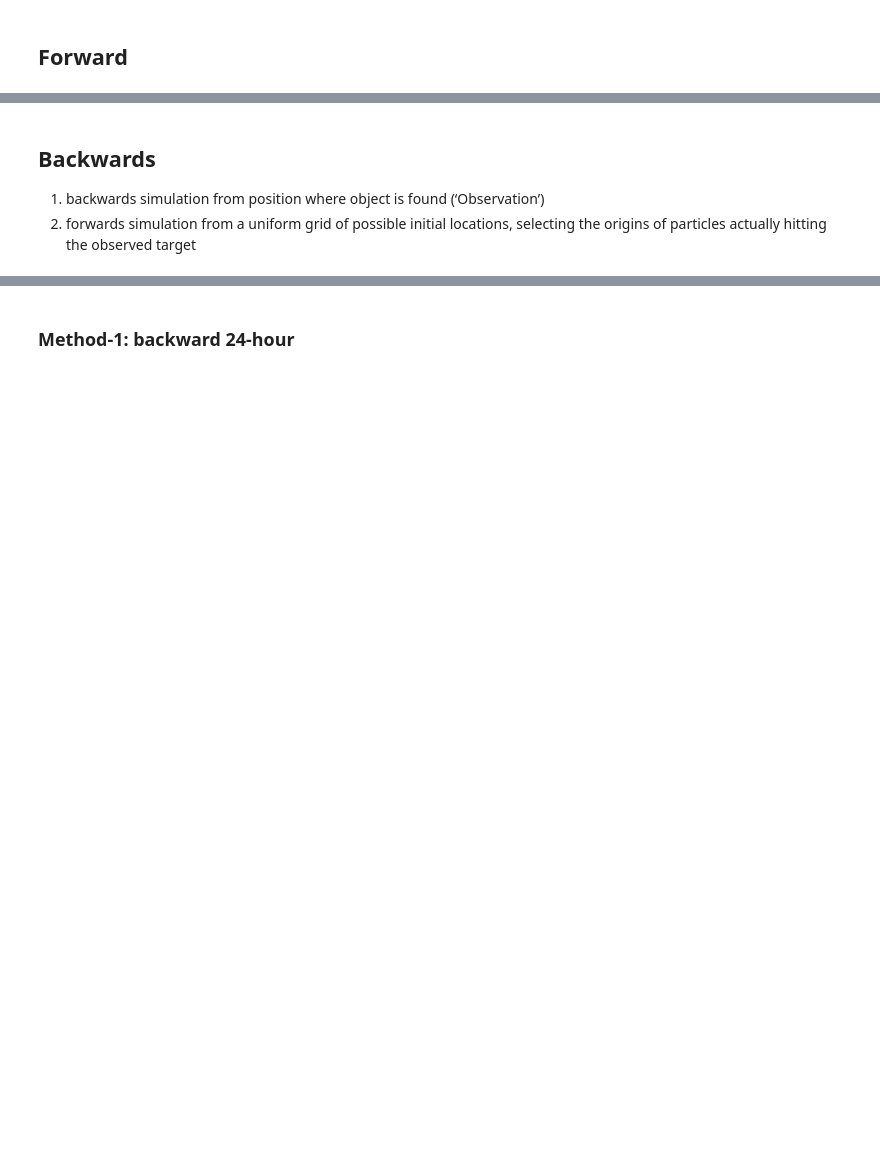
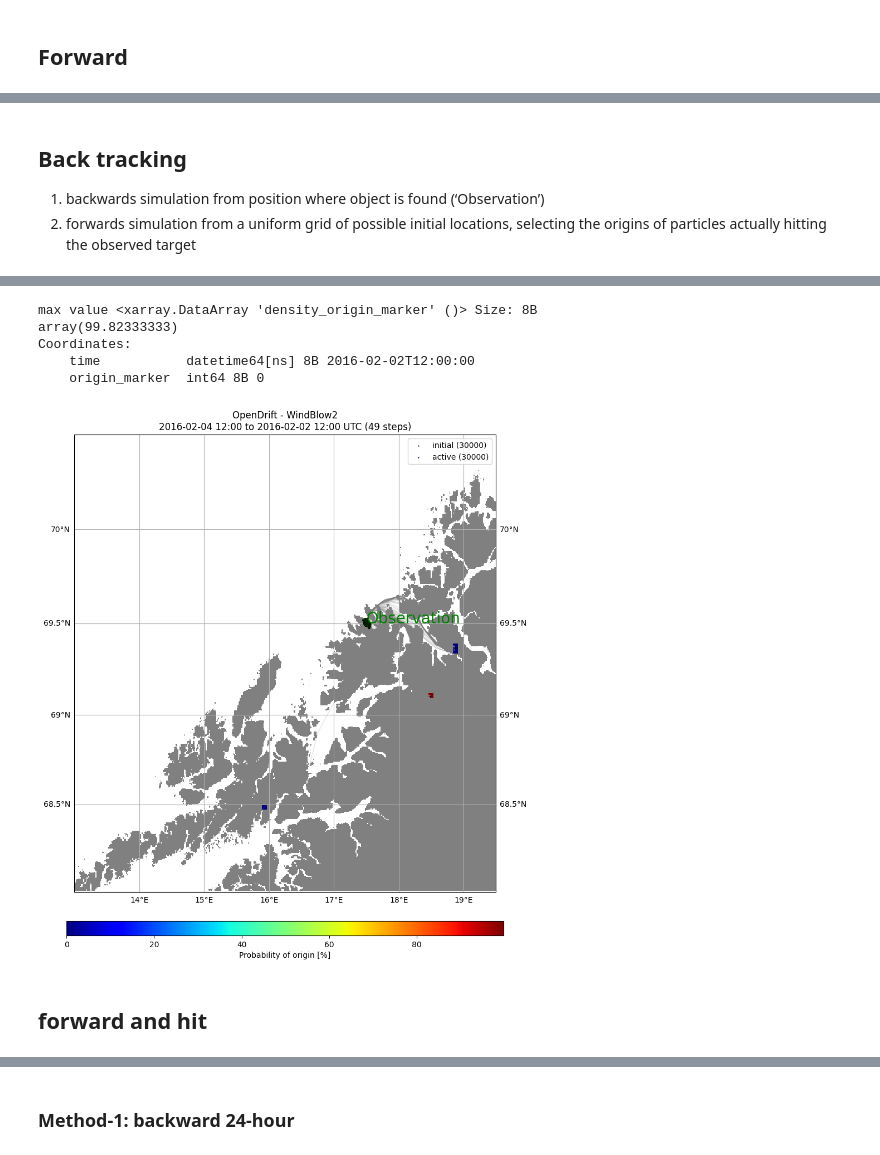
Before and after one commit to jacktang/paper_impls, a Jupyter notebook: diffusion/+drift/Wind_drift_diffusion.ipynb, the cells around one changed output, grey strips where cells are left out. Saved outputs shown, nothing was run; the diff lists cells and outputs as text; code cells hidden in the pictures; blank space fills up the shorter version.

```diff
--- a/diffusion/+drift/Wind_drift_diffusion.ipynb
+++ b/diffusion/+drift/Wind_drift_diffusion.ipynb
@@ -29,5 +76,5 @@ o.plot(buffer=.5, ocean_color='skyblue', land_color='burlywood')
 # %% [markdown]
-## Backwards
+## Back tracking
 
 1. backwards simulation from position where object is found (‘Observation’)
 2. forwards simulation from a uniform grid of possible initial locations, selecting the origins of particles actually hitting the observed target
@@ -33,0 +93,43 @@ o.plot(buffer=.5, ocean_color='skyblue', land_color='burlywood')
+# %%
+# o = Leeway(loglevel=50)
+o = WindBlow2(loglevel=50)
+# reader_arome = reader_netCDF_CF_generic.Reader(o.test_data_folder() +
+#     '16Nov2015_NorKyst_z_surface/arome_subset_16Nov2015.nc')
+reader_arome = reader_netCDF_CF_generic.Reader('AROME_MetCoOp_00_DEF_20160202_subset.nc')
+# reader_norkyst = reader_netCDF_CF_generic.Reader(o.test_data_folder() +
+#     '16Nov2015_NorKyst_z_surface/norkyst800_subset_16Nov2015.nc')
+o.add_reader([ #reader_norkyst,
+              reader_arome])
+
+duration = timedelta(hours=48)
+# start_time = reader_norkyst.start_time
+start_time = reader_arome.start_time
+end_time = start_time + duration
+print("start-end time:", start_time, end_time)
+
+object_type = 26  # 26 = Life-raft, no ballast
+outfile = 'wind-init.nc'
+ilon = 17.5  # Incident position
+ilat = 69.5
+text = [{'s': 'Observation', 'x': ilon, 'y': ilat, 'fontsize': 20, 'color': 'g', 'zorder': 1000}]
+
+# Define domain of possible origin
+lons = np.arange(13, 19.5, .1/20)
+lats = np.arange(68, 70.5, .1/20)
+corners = [lons[0], lons[-1], lats[0], lats[-1]]
+print("corners:", corners)
+lons, lats = np.meshgrid(lons, lats)
+
+
+# o.seed_elements(lon=ilon, lat=ilat, radius=5000, radius_type='uniform', number=30000, time=end_time, object_type=object_type)
+o.seed_elements(lon=ilon, lat=ilat, radius=3000, radius_type='uniform', number=30000, time=end_time)
+o.run(duration=duration, time_step=-900, time_step_output=3600, outfile=outfile)
+od = opendrift.open_xarray(outfile)
+density_backwards = od.get_histogram(pixelsize_m=3000).isel(time=-1).isel(origin_marker=0)
+density_backwards = density_backwards.where(density_backwards>0)
+density_backwards = density_backwards/density_backwards.sum()*100
+vmax = density_backwards.max()
+print("max value", vmax)
+o.plot(background=density_backwards, clabel='Probability of origin [%]', text=text, corners=corners, fast=True, markersize=.5, lalpha=.2, vmin=0, vmax=vmax)
+os.remove(outfile)
+# %% [output]
@@ -33,0 +147,8 @@ o.plot(buffer=.5, ocean_color='skyblue', land_color='burlywood')
+max value <xarray.DataArray 'density_origin_marker' ()> Size: 8B
+array(99.82333333)
+Coordinates:
+    time           datetime64[ns] 8B 2016-02-02T12:00:00
+    origin_marker  int64 8B 0
+[figure, added]
+# %% [markdown]
+## forward and hit
```
Also changed, not shown: parts of 18 cells of this notebook, 2 other files.
